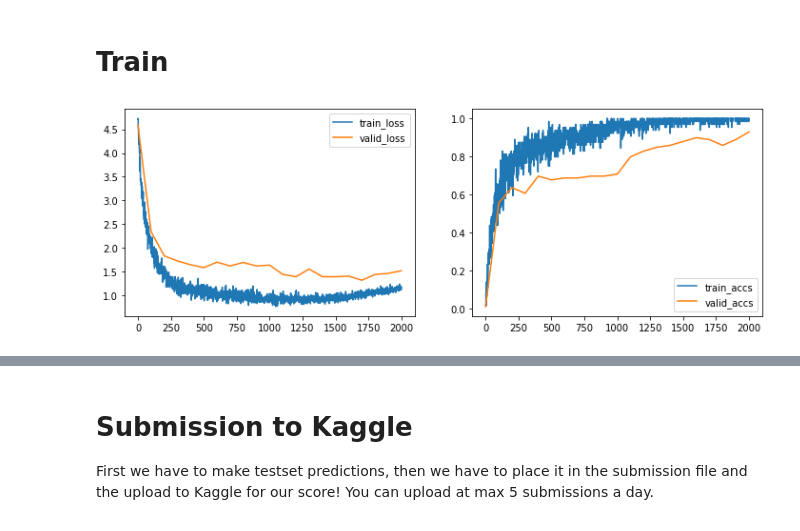
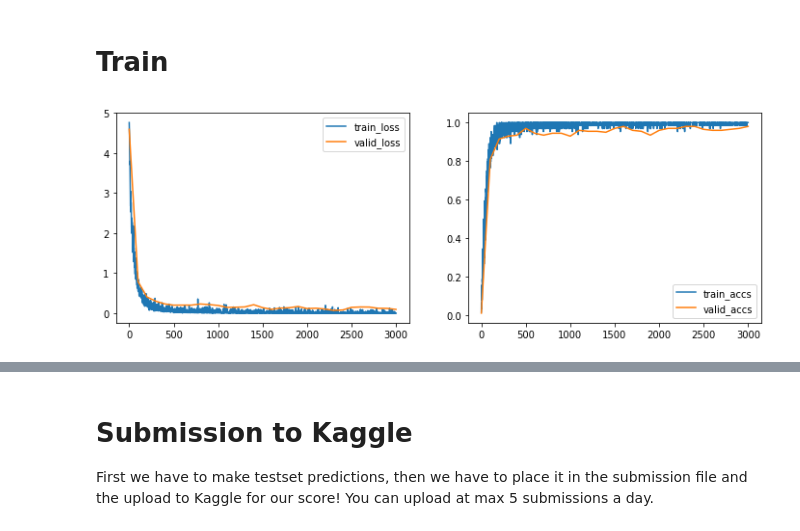
Before and after one commit to StefPetro/02456-deep-learning-with-PyTorch, a Jupyter notebook: 6_Mini_Project/6.1-EXE-Kaggle-Leaf-Challenge.ipynb, the cells around one changed output, grey strips where cells are left out. Cells and saved outputs as stored; diff of their text form; code cells hidden in the pictures.

```diff
--- a/6_Mini_Project/6.1-EXE-Kaggle-Leaf-Challenge.ipynb
+++ b/6_Mini_Project/6.1-EXE-Kaggle-Leaf-Challenge.ipynb
@@ -527,8 +531,8 @@ class Net(nn.Module):
                             bias=False)
 
 
-        self.dropout = nn.Dropout(0.2)
-        self.dropout2d = nn.Dropout2d(0.2)
+        self.dropout = nn.Dropout(0.3)
+        self.dropout2d = nn.Dropout2d(0.3)
         self.maxpool = nn.MaxPool2d(kernel_size=2)
         self.batchnorm4 = nn.BatchNorm2d(num_features=4)
         self.batchnorm8 = nn.BatchNorm2d(num_features=8)
@@ -589,6 +593,7 @@ class Net(nn.Module):
         l2 = relu(self.dropout(self.l_2(l1)))
         l2 = self.batchnorm_l2(l2)
         out['out'] = self.l_out(l2)
+        out['softmax'] = softmax(self.l_out(l2))
         return out
 
 net = Net()
@@ -618,11 +623,11 @@ Net(
 ## Exercise 8
 8.1) Since this is a classification task we will use the cross-entropy loss. Define the cross-entropy loss as the loss function in the code below.
 # %%
-LEARNING_RATE = 3e-4
+LEARNING_RATE = 1e-3
 criterion = nn.CrossEntropyLoss()  #<-- Your code here.
 
 # weight_decay is equal to L2 regularization
-optimizer = optim.Adam(net.parameters(), lr=LEARNING_RATE, weight_decay=1e-1)
+optimizer = optim.RMSprop(net.parameters(), lr=LEARNING_RATE, weight_decay=0)
 
 def accuracy(ys, ts):
     predictions = torch.max(ys, 1)[1]
@@ -674,8 +687,8 @@ tensor([[-0.6664,  0.8986,  0.4641,  ..., -0.6985,  0.0328,  0.5888],
 # Train
 # %%
 # Setup settings for training
-VALIDATION_SIZE = 0.1 # 0.1 is ~ 100 samples for validation
-max_iter = 2000
+VALIDATION_SIZE = 0.2 # 0.1 is ~ 100 samples for validation
+max_iter = 3000
 log_every = 100
 eval_every = 100
 
@@ -735,34 +748,34 @@ for i, batch_train in enumerate(batch_gen.gen_train()):
     labels_argmax = torch.max(get_labels(batch_train), 1)[1]
     batch_loss = criterion(output['out'], labels_argmax)
 
     train_iter.append(i)
     train_loss.append(float(get_numpy(batch_loss)))
     train_accs.append(float(get_numpy(accuracy(output['out'], labels_argmax))))
 
     optimizer.zero_grad()
     batch_loss.backward()
     optimizer.step()
 
     # Log i figure
     if i % log_every == 0:
         fig = plt.figure(figsize=(12,4))
         plt.subplot(1, 2, 1)
         plt.plot(train_iter, train_loss, label='train_loss')
         plt.plot(valid_iter, valid_loss, label='valid_loss')
         plt.legend()
 
         plt.subplot(1, 2, 2)
         plt.plot(train_iter, train_accs, label='train_accs')
         plt.plot(valid_iter, valid_accs, label='valid_accs')
         plt.legend()
         plt.show()
         clear_output(wait=True)
         # print("Train, it: {} loss: {:.2f} accs: {:.2f}".format(i, train_loss[-1], train_accs[-1]))
 
     if max_iter < i:
         break
 # %% [output]
-[figure, old version]
+[figure, new version]
 # %%
 print(f'End loss - Val: {valid_loss[-1]}, train: {train_loss[-1]}')
 print(f'End acc - Val: {valid_accs[-1]}, train: {train_accs[-1]}')
```
Also changed, not shown: parts of 13 cells of this notebook, 1 other file.
